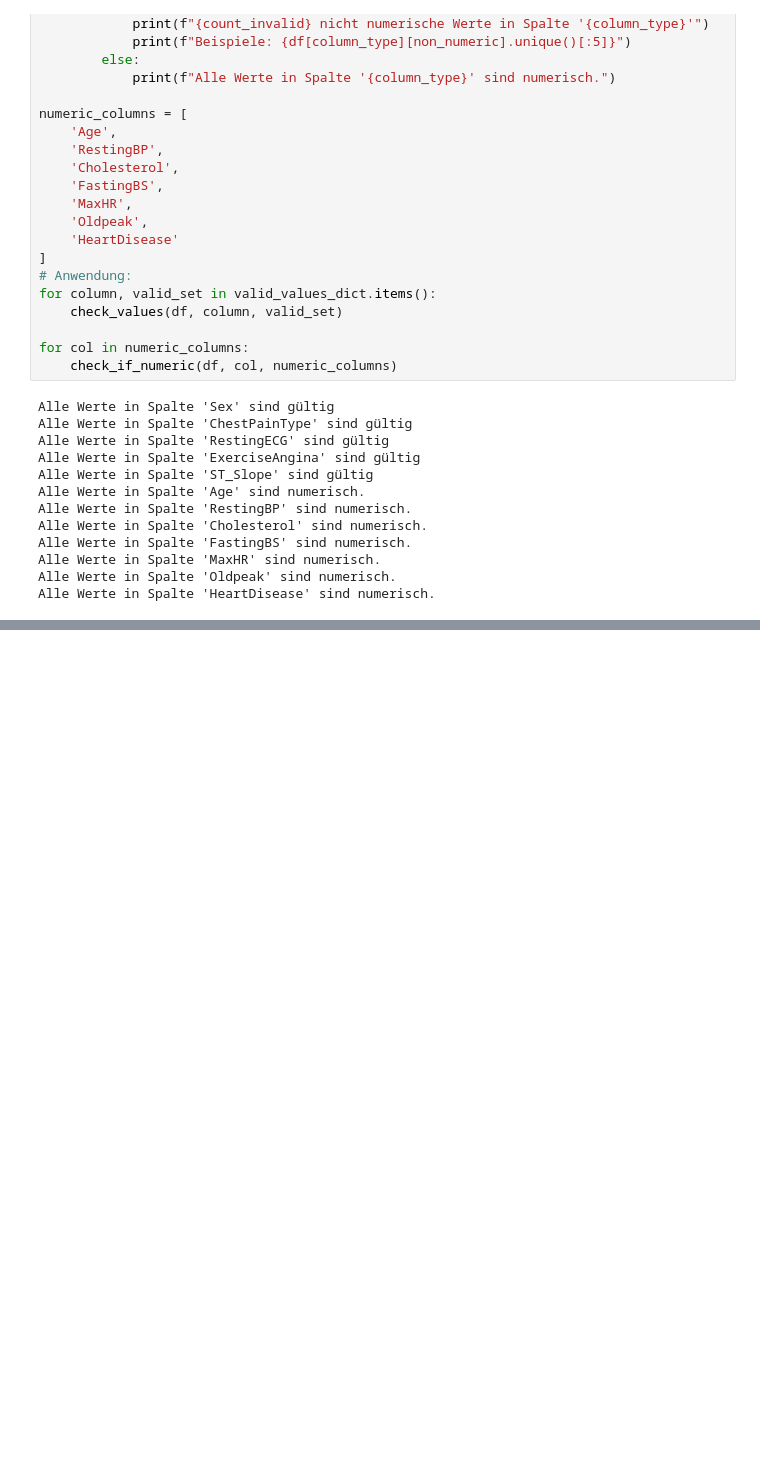
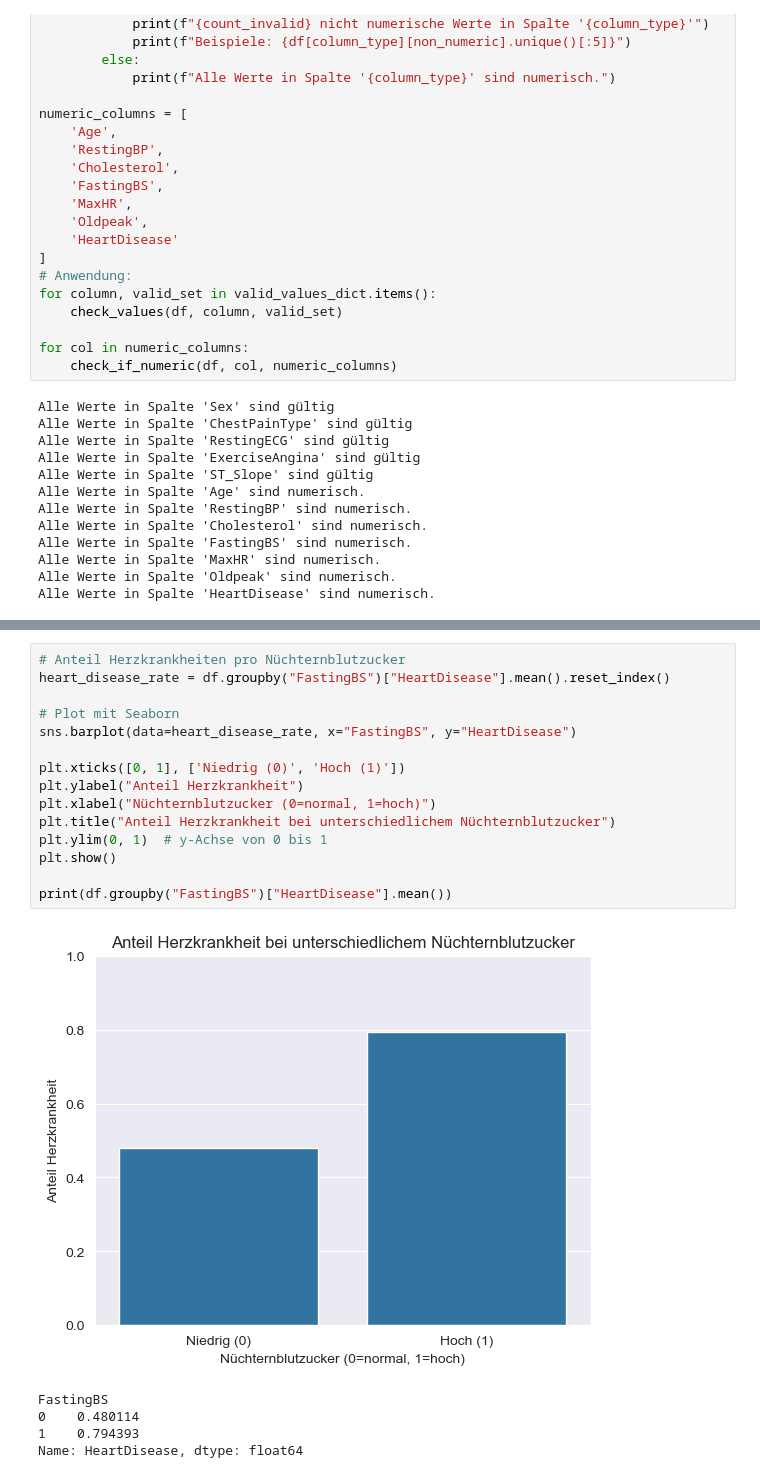
Before and after one commit to ManaTrooo/Asai-Projekt, a Jupyter notebook: DataSet_2.ipynb, the cells around one changed output, grey strips where cells are left out. Drawn from its saved outputs; the diff is of its cells as text; blank space fills up the shorter version.

```diff
--- a/DataSet_2.ipynb
+++ b/DataSet_2.ipynb
@@ -362,0 +330,21 @@ F: 192 Patienten (21.26%)
+# %%
+# Anteil Herzkrankheiten pro Nüchternblutzucker
+heart_disease_rate = df.groupby("FastingBS")["HeartDisease"].mean().reset_index()
+
+# Plot mit Seaborn
+sns.barplot(data=heart_disease_rate, x="FastingBS", y="HeartDisease")
+
+plt.xticks([0, 1], ['Niedrig (0)', 'Hoch (1)'])
+plt.ylabel("Anteil Herzkrankheit")
+plt.xlabel("Nüchternblutzucker (0=normal, 1=hoch)")
+plt.title("Anteil Herzkrankheit bei unterschiedlichem Nüchternblutzucker")
+plt.ylim(0, 1)  # y-Achse von 0 bis 1
+plt.show()
+
+print(df.groupby("FastingBS")["HeartDisease"].mean())
+# %% [output]
+[figure, added]
+FastingBS
+0    0.480114
+1    0.794393
+Name: HeartDisease, dtype: float64
```
Also changed, not shown: parts of 11 cells of this notebook.
